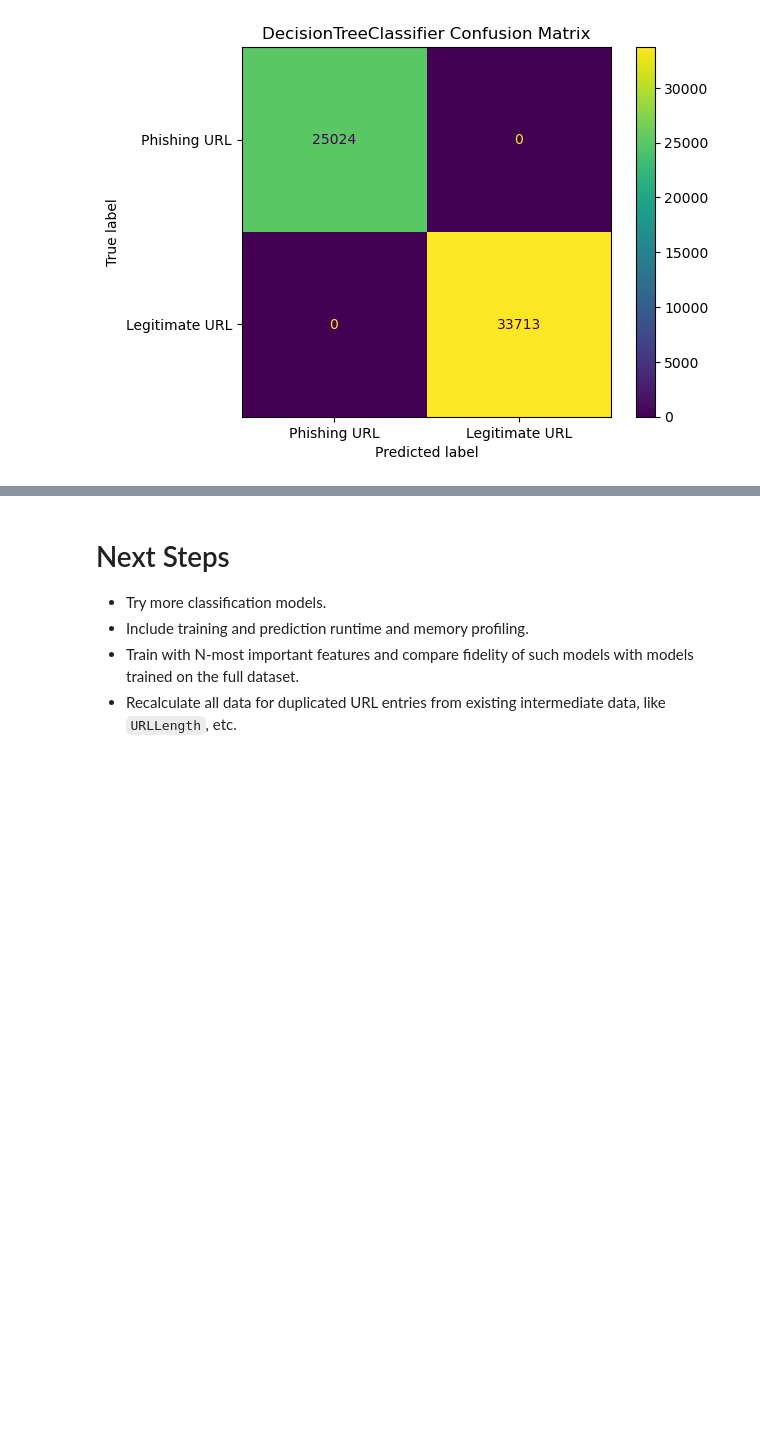
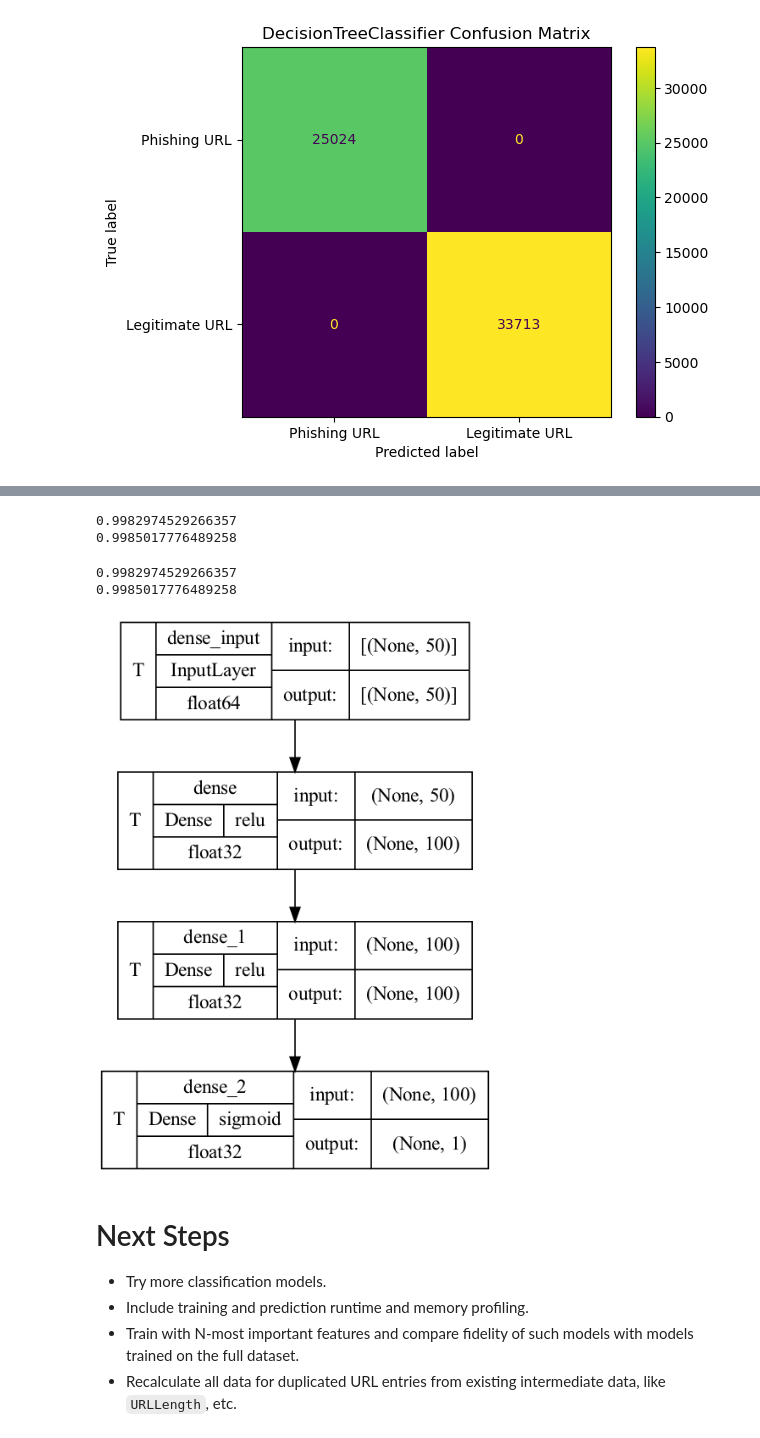
Before and after one commit to outdegree/BH-PCMLAI-Capstone-Project, a Jupyter notebook: capstone.ipynb, the cells around one changed output, grey strips where cells are left out. Saved outputs shown, nothing was run; the diff lists cells and outputs as text; code cells hidden in the pictures; blank space fills up the shorter version.

Commit message:
Added initial DNN model.

```diff
--- a/capstone.ipynb
+++ b/capstone.ipynb
@@ -716,0 +727,21 @@ Text(0.5, 1.0, 'DecisionTreeClassifier Confusion Matrix')
+# %%
+dnn_model = Sequential([
+    Dense(100, activation = 'relu'),
+    Dense(100, activation = 'relu'),
+    Dense(1, activation = 'sigmoid'), # Configure a single output layer just for binary classification
+])
+# %%
+dnn_model.compile(
+    optimizer = 'rmsprop',
+    loss = 'binary_crossentropy', # Configure loss estimator for binary classification
+    metrics = ['accuracy'],
+)
+# %%
+dnn_history = dnn_model.fit(
+    x = X_train,
+    y = y_train,
+    validation_data = (X_test, y_test),
+    epochs = 10,
+    batch_size = 10,
+    verbose = 1,
+)
@@ -717,3 +770,25 @@ Text(0.5, 1.0, 'DecisionTreeClassifier Confusion Matrix')
+# %%
+print(dnn_history.history['accuracy'][-1])
+print(dnn_history.history['val_accuracy'][-1])
+# %% [output]
+0.9982974529266357
+0.9985017776489258
+# %%
+plot_model(
+    model = dnn_model,
+    to_file = 'images/dnn_model.png',
+    #rankdir = 'LR',
+    show_shapes = True,
+    show_dtype = True,
+    show_layer_names = True,
+    show_layer_activations = True,
+    show_trainable = True,
+    dpi = 120,
+)
+# %% [output]
+0.9982974529266357
+0.9985017776489258
+[figure, added]
 # %% [markdown]
 # Next Steps
 - Try more classification models.
```
Also changed, not shown: parts of 3 cells of this notebook, 1 other file.
